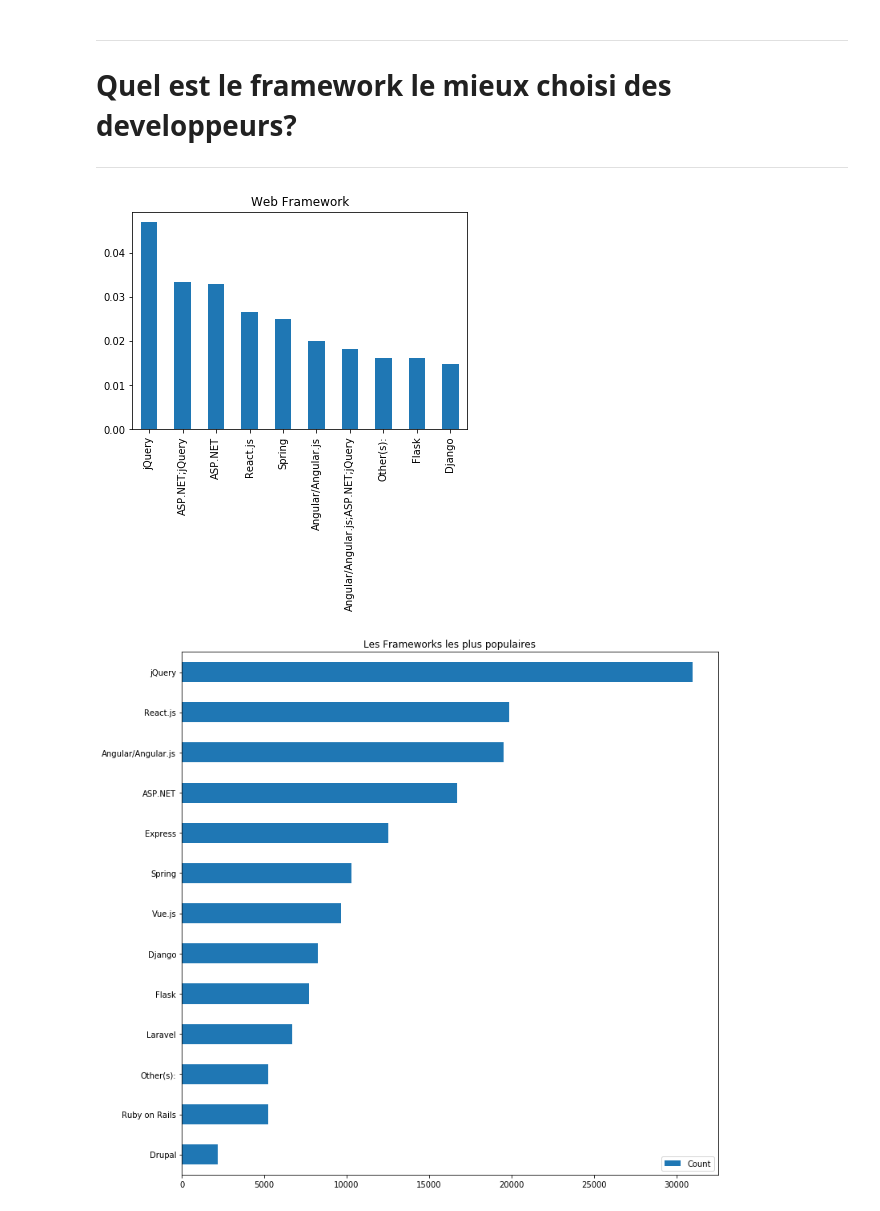
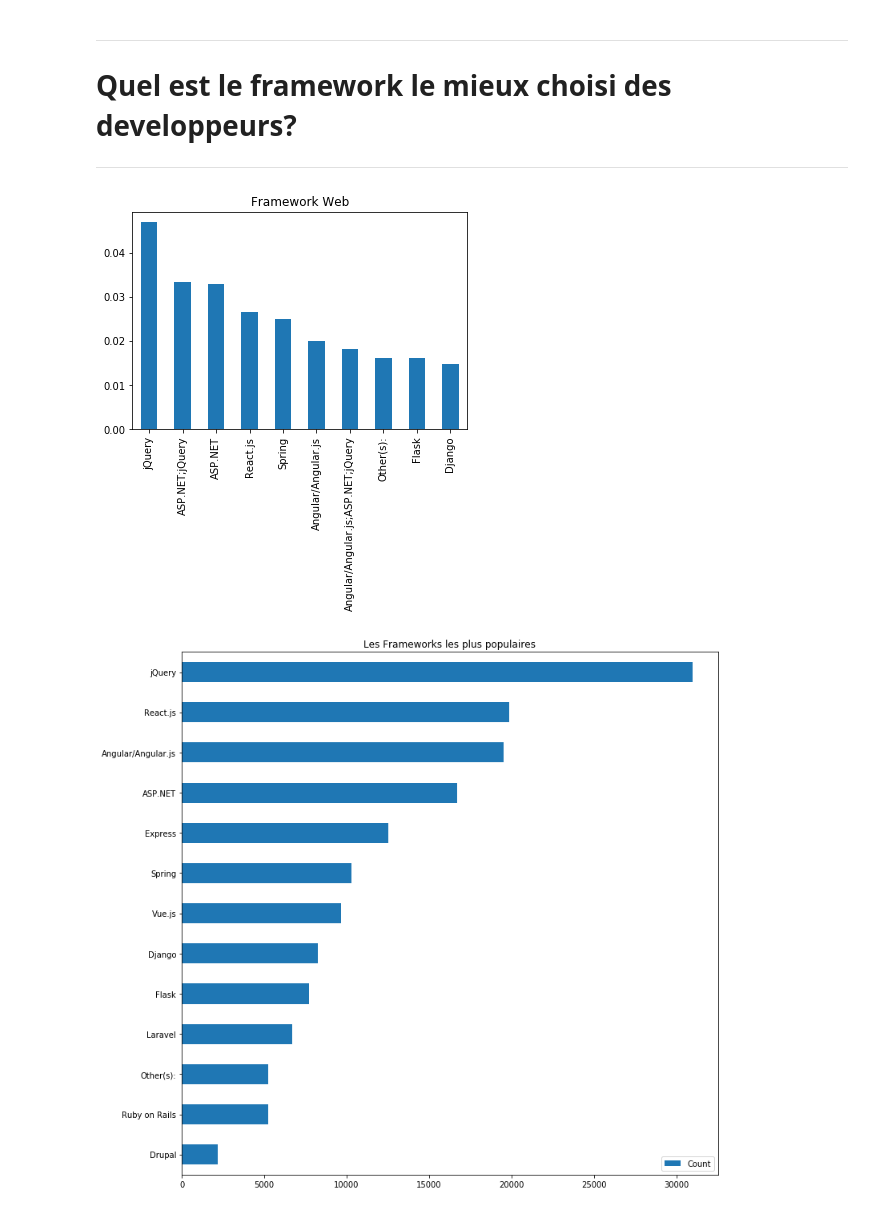
Before and after one commit to alfahami/ml-flask-app, a Jupyter notebook: model_dev/sof-dataviz.ipynb, the cells around one changed output. Drawn from its saved outputs; the diff is of its cells as text; code cells hidden in the pictures.

```diff
--- a/model_dev/sof-dataviz.ipynb
+++ b/model_dev/sof-dataviz.ipynb
@@ -396,12 +396,12 @@ Les salaires moyens sont beaucoup plus élevés que la moyenne globale aux État
 # %%
 count_values = df.WebFrameWorkedWith.value_counts()# Pandas series pour le compteur de chaque LanguageWorkedWith
 
 # 10 premiers framework
 
 (count_values[:10]/df.shape[0]).plot(kind="bar");
-plt.title("Web Framework");
+plt.title("Framework Web");
 # %% [output]
-[figure, old version]
+[figure, new version]
 # %%
 #le format des frameworks web doit être nettoyé, pour les développeurs utilisant plusieurs frameworks,
 # les frameworks sont concaténés avec;
```
Also changed, not shown: parts of 15 cells of this notebook, 1 other file.
